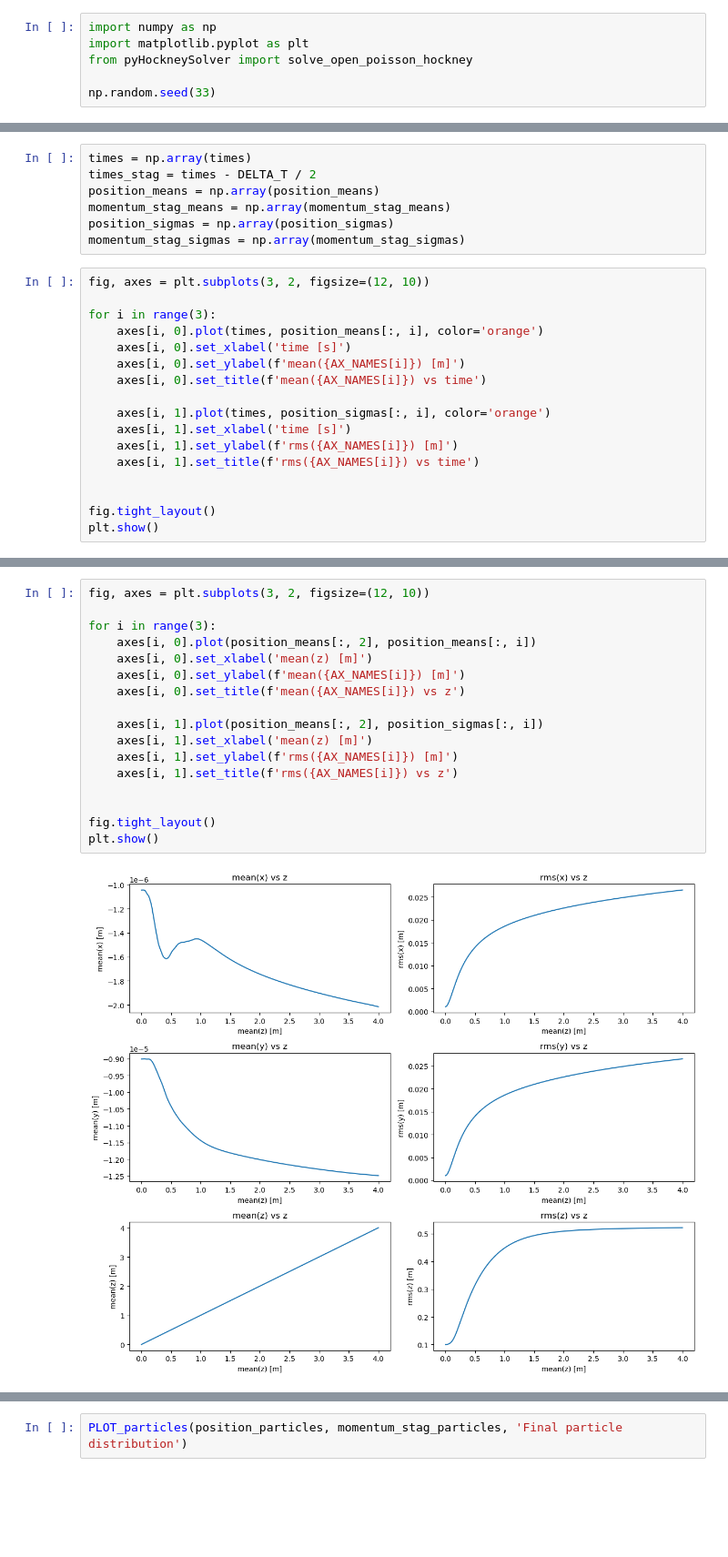
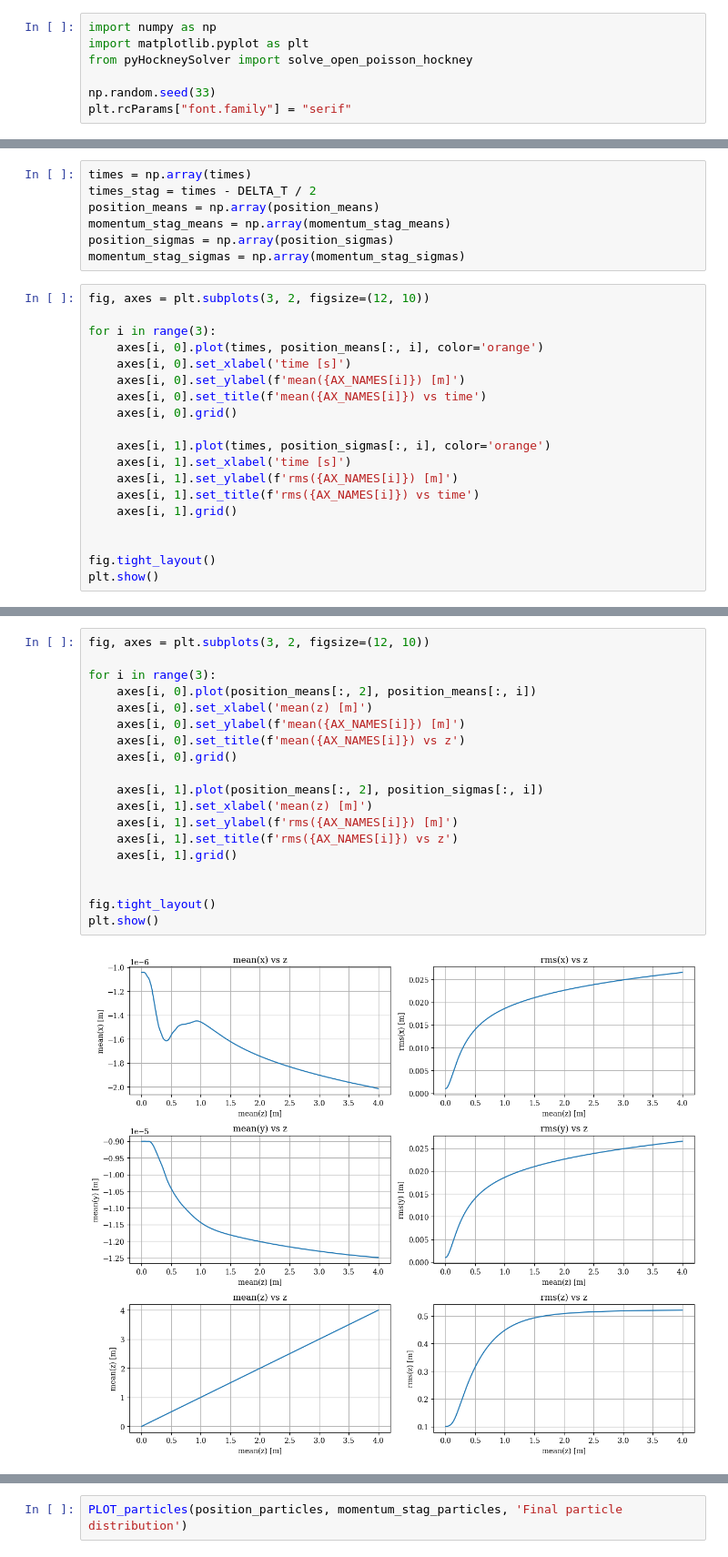
Before and after one commit to alexanderwischmann/FS26-semester-project, a Jupyter notebook: python/3D_solve.ipynb, the cells around one changed output, grey strips where cells are left out. Shown at 91% size. Cells and saved outputs as stored; diff of their text form; blank space fills up the shorter version.

```diff
--- a/python/3D_solve.ipynb
+++ b/python/3D_solve.ipynb
@@ -4,6 +4,7 @@ import matplotlib.pyplot as plt
 from pyHockneySolver import solve_open_poisson_hockney
 
 np.random.seed(33)
+plt.rcParams["font.family"] = "serif"
 # %% [markdown]
 ## Constants & Parameters
 # %%
@@ -393,11 +394,13 @@ for i in range(3):
     axes[i, 0].set_xlabel('time [s]')
     axes[i, 0].set_ylabel(f'mean({AX_NAMES[i]}) [m]')
     axes[i, 0].set_title(f'mean({AX_NAMES[i]}) vs time')
+    axes[i, 0].grid()
 
     axes[i, 1].plot(times, position_sigmas[:, i], color='orange')
     axes[i, 1].set_xlabel('time [s]')
     axes[i, 1].set_ylabel(f'rms({AX_NAMES[i]}) [m]')
     axes[i, 1].set_title(f'rms({AX_NAMES[i]}) vs time')
+    axes[i, 1].grid()
 
 
 fig.tight_layout()
@@ -407,22 +410,24 @@ plt.show()
 # %%
 fig, axes = plt.subplots(3, 2, figsize=(12, 10))
 
 for i in range(3):
     axes[i, 0].plot(position_means[:, 2], position_means[:, i])
     axes[i, 0].set_xlabel('mean(z) [m]')
     axes[i, 0].set_ylabel(f'mean({AX_NAMES[i]}) [m]')
     axes[i, 0].set_title(f'mean({AX_NAMES[i]}) vs z')
+    axes[i, 0].grid()
 
     axes[i, 1].plot(position_means[:, 2], position_sigmas[:, i])
     axes[i, 1].set_xlabel('mean(z) [m]')
     axes[i, 1].set_ylabel(f'rms({AX_NAMES[i]}) [m]')
     axes[i, 1].set_title(f'rms({AX_NAMES[i]}) vs z')
+    axes[i, 1].grid()
 
 
 fig.tight_layout()
 plt.show()
 # %% [output]
-[figure, old version]
+[figure, new version]
 # %%
 fig, axes = plt.subplots(3, 2, figsize=(12, 10))
 
```
Also changed, not shown: parts of 10 cells of this notebook, 4 other files.
